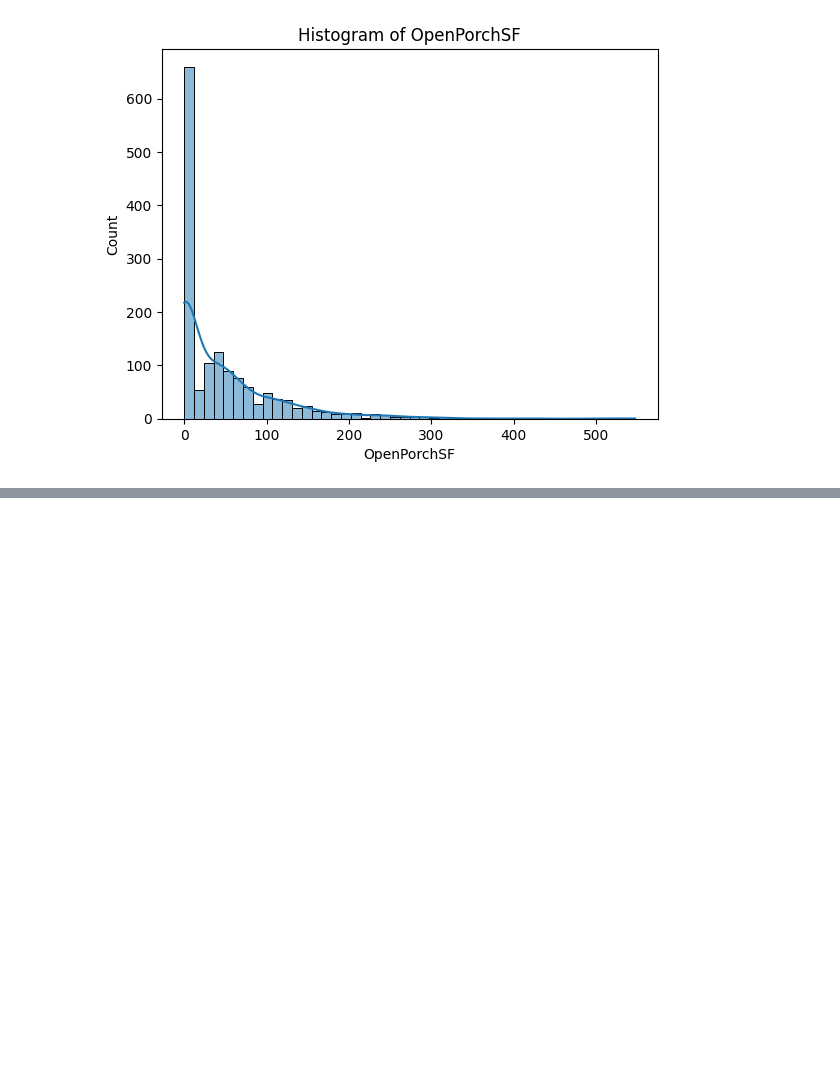
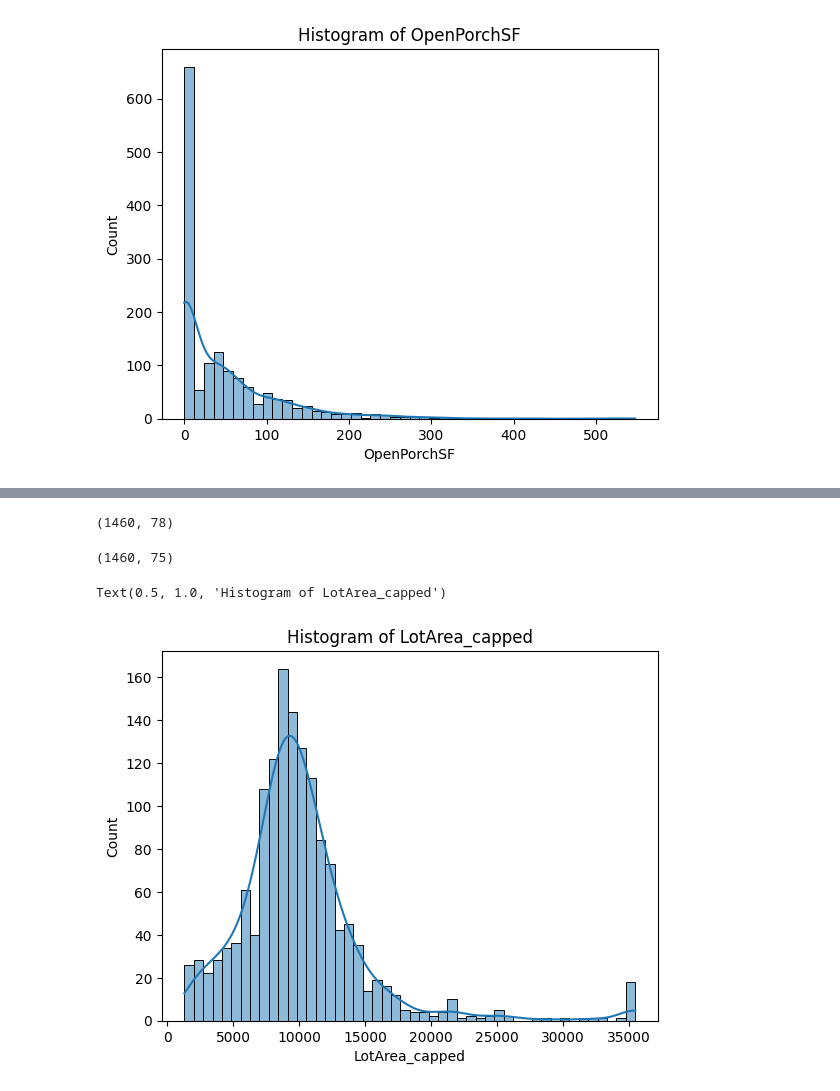
Before and after one commit to akhyear/house_price_prediction, a Jupyter notebook: train_code.ipynb, the cells around one changed output, grey strips where cells are left out. Cells and saved outputs as stored; diff of their text form; code cells hidden in the pictures; blank space fills up the shorter version.

```diff
--- a/train_code.ipynb
+++ b/train_code.ipynb
@@ -1510,0 +1541,14 @@ Text(0.5, 1.0, 'Histogram of OpenPorchSF')
+# %%
+# Parameters
+threshold = 2.5
+
+# Mean & Std
+mean_val = df['LotArea'].mean()
+std_val = df['LotArea'].std()
+
+# Limits
+upper_limit = mean_val + threshold * std_val
+lower_limit = mean_val - threshold * std_val
+
+# Cap the values
+df['LotArea_capped'] = np.clip(df['LotArea'], lower_limit, upper_limit)
@@ -1510,0 +1570,16 @@ Text(0.5, 1.0, 'Histogram of OpenPorchSF')
+# %%
+df.shape
+# %% [output]
+(1460, 78)
+# %%
+df.drop(columns=['z_score', 'is_outlier', 'LotArea'], inplace=True)
+# %%
+df.shape
+# %% [output]
+(1460, 75)
+# %%
+histogram = sns.histplot(df['LotArea_capped'], kde=True)
+plt.title('Histogram of LotArea_capped')
+# %% [output]
+Text(0.5, 1.0, 'Histogram of LotArea_capped')
+[figure, added]
```
Also changed, not shown: parts of 6 cells of this notebook.
